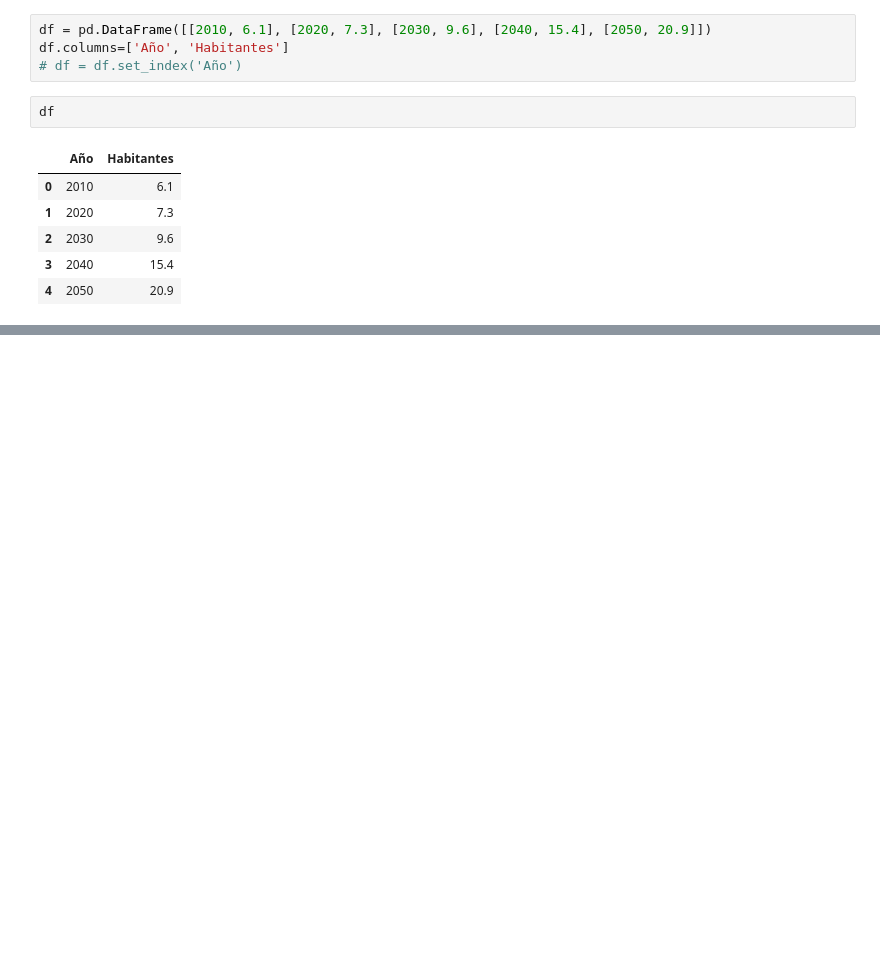
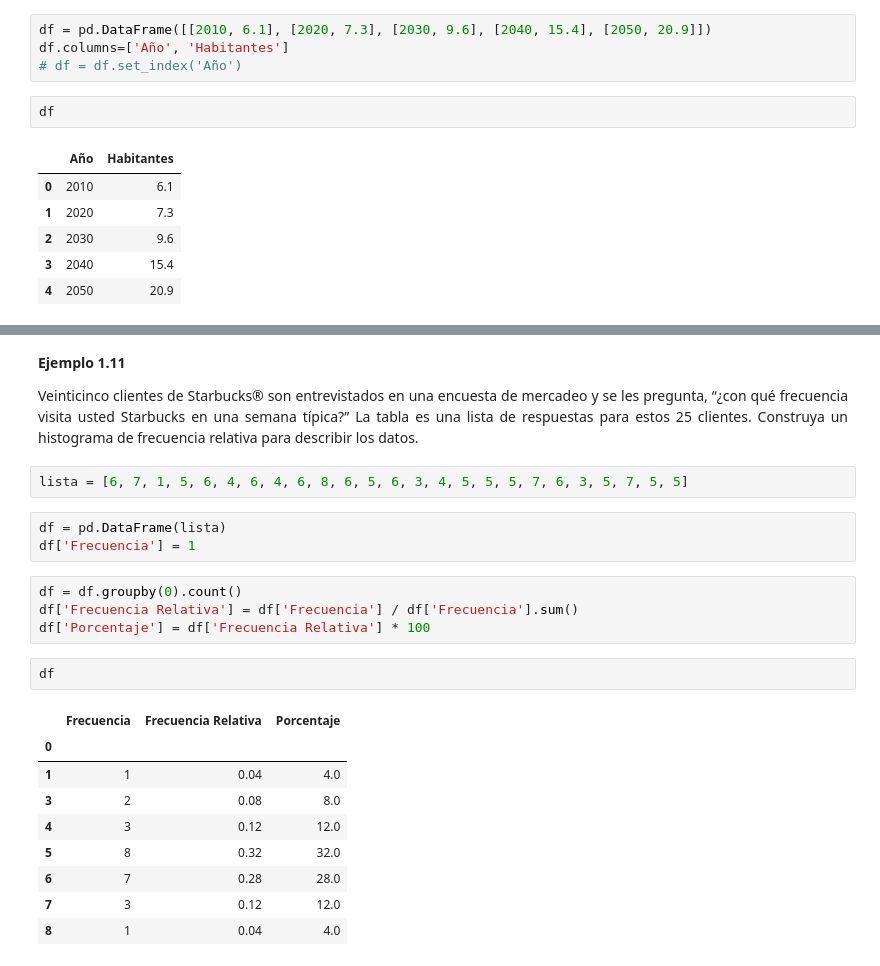
Before and after one commit to JuanFeA98/Estadistica_Probabilidad, a Jupyter notebook: Introduccion a la Probabilidad y Estadistica - Mendenhall & Beaver/1. Descripcion de datos por medio de graficas.ipynb, the cells around one changed output, grey strips where cells are left out. Saved outputs shown, nothing was run; the diff lists cells and outputs as text; blank space fills up the shorter version.

Commit message:
1. Descripción de datos por medio de graficas VI

```diff
--- a/Introduccion a la Probabilidad y Estadistica - Mendenhall & Beaver/1. Descripcion de datos por medio de graficas.ipynb
+++ b/Introduccion a la Probabilidad y Estadistica - Mendenhall & Beaver/1. Descripcion de datos por medio de graficas.ipynb
@@ -291,3 +291,30 @@ fig = px.line(df, x='Año', y='Habitantes')
 fig.show()
 # %% [output]
 [interactive output not drawn]
+# %% [markdown]
+**Ejemplo 1.11**
+
+<p style='text-align: justify'>
+Veinticinco clientes de Starbucks® son entrevistados en una encuesta de mercadeo y se les pregunta, “¿con qué frecuencia visita usted Starbucks en una semana típica?” La tabla es una lista de respuestas para estos 25 clientes. Construya un histograma de frecuencia relativa para describir los datos.
+</p>
+# %%
+lista = [6, 7, 1, 5, 6, 4, 6, 4, 6, 8, 6, 5, 6, 3, 4, 5, 5, 5, 7, 6, 3, 5, 7, 5, 5]
+# %%
+df = pd.DataFrame(lista)
+df['Frecuencia'] = 1
+# %%
+df = df.groupby(0).count()
+df['Frecuencia Relativa'] = df['Frecuencia'] / df['Frecuencia'].sum()
+df['Porcentaje'] = df['Frecuencia Relativa'] * 100
+# %%
+df
+# %% [output]
+|  | Frecuencia | Frecuencia Relativa | Porcentaje |
+| 0 |  |  |  |
+| 1 | 1 | 0.04 | 4.0 |
+| 3 | 2 | 0.08 | 8.0 |
+| 4 | 3 | 0.12 | 12.0 |
+| 5 | 8 | 0.32 | 32.0 |
+| 6 | 7 | 0.28 | 28.0 |
+| 7 | 3 | 0.12 | 12.0 |
+| 8 | 1 | 0.04 | 4.0 |
```
Also changed, not shown: parts of 3 cells of this notebook.
